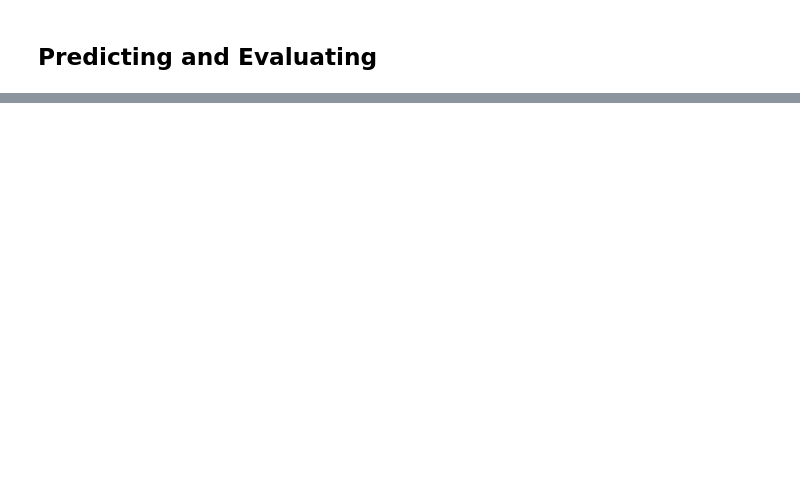
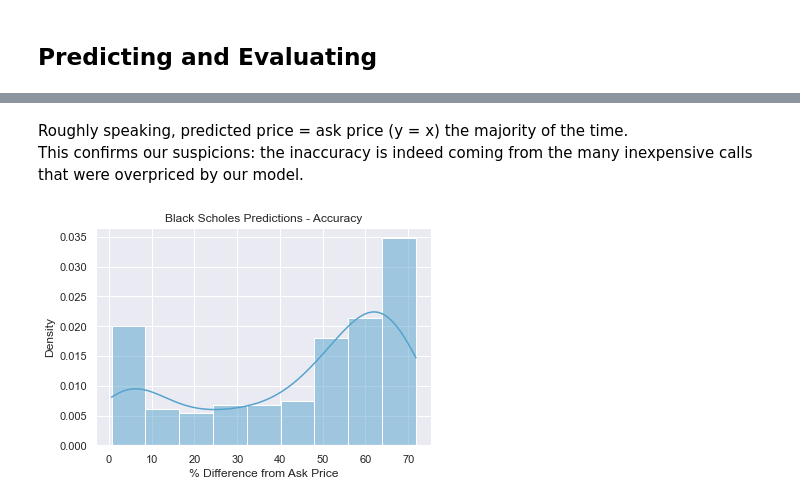
Before and after one commit to SUMMERxYANG/Option_Pricing, a Jupyter notebook: Options.ipynb, the cells around one changed output, grey strips where cells are left out. Cells and saved outputs as stored; diff of their text form; code cells hidden in the pictures; blank space fills up the shorter version.

```diff
--- a/Options.ipynb
+++ b/Options.ipynb
@@ -244,0 +315,11 @@ Last but not least, the model is meant to be used on European options only. With
+# %% [markdown]
+Roughly speaking, predicted price = ask price (y = x) the majority of the time. <br>
+This confirms our suspicions: the inaccuracy is indeed coming from the many inexpensive calls that were overpriced by our model.
+# %%
+# Density histogram to see
+sns.histplot(calls['BS_Dif_Pct'], stat = "density", kde = True)
+plt.xlabel("% Difference from Ask Price")
+plt.title("Black Scholes Predictions - Accuracy")
+plt.show()
+# %% [output]
+[figure, added]
```
Also changed, not shown: parts of 82 cells of this notebook, 5 other files.
